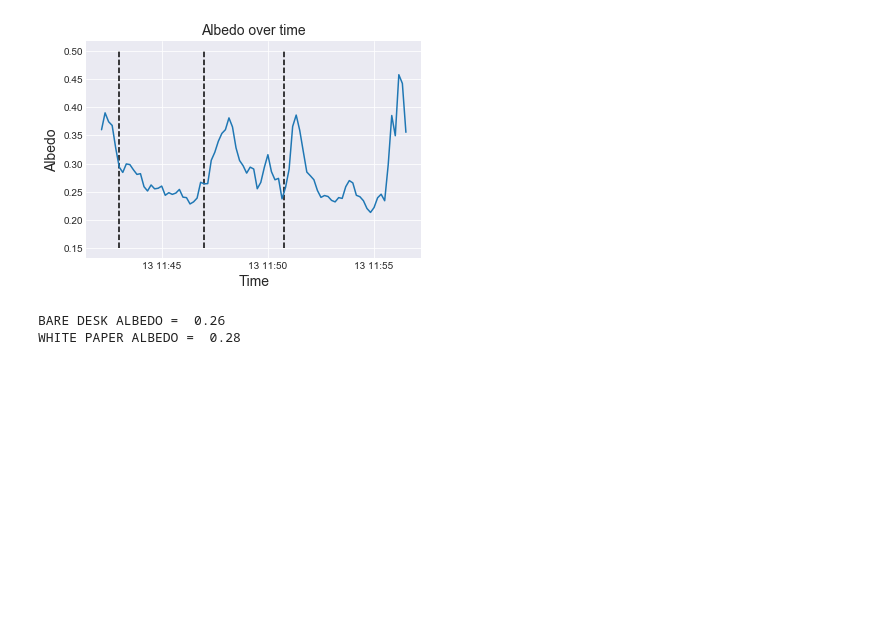
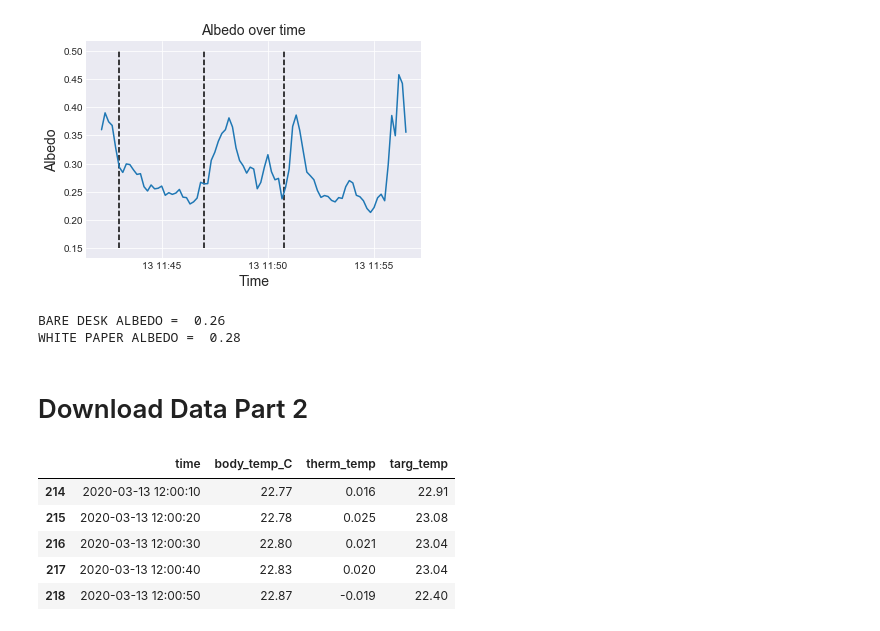
Before and after one commit to Pearl-Ayem/a303_course_work, a Jupyter notebook: Lab 9/Lab 9 Analysis.ipynb, the cells around one changed output. Saved outputs shown, nothing was run; the diff lists cells and outputs as text; code cells hidden in the pictures; blank space fills up the shorter version.

```diff
--- a/Lab 9/Lab 9 Analysis.ipynb
+++ b/Lab 9/Lab 9 Analysis.ipynb
@@ -74,3 +79,30 @@ print("WHITE PAPER ALBEDO = ",round(snow_ground['albedo'].mean(),2))
 # %% [output]
 BARE DESK ALBEDO =  0.26
 WHITE PAPER ALBEDO =  0.28
+# %% [markdown]
+# Download Data Part 2
+# %%
+col_names = ['time','body_temp_C','therm_temp','targ_temp']
+
+"""
+body_temp is surface body temperature of IR thermometer in deg C
+voltage output of thermistor in mV
+therm_temp is target temperature; calculatedby adding the sensor body temperature raised to the fourth power and
+the mV output multiplied by the slope (m) and the y-intercept(b),then the fourth root of this sum
+"""
+
+cols=[0,2,3,4]
+infra = pd.read_csv('deere_CR3000_IRR-P.csv',header=3,names=col_names,usecols=cols,parse_dates=['time'])
+
+start_date = pd.Timestamp(2020,3,13,12,0,0)
+end_date = pd.Timestamp(2020,3,13,12,9,30)
+mask1 = (infra['time'] > start_date) & (infra['time'] <= end_date)
+infra = infra.loc[mask1]
+infra.head()
+# %% [output]
+|  | time | body_temp_C | therm_temp | targ_temp |
+| 214 | 2020-03-13 12:00:10 | 22.77 | 0.016 | 22.91 |
+| 215 | 2020-03-13 12:00:20 | 22.78 | 0.025 | 23.08 |
+| 216 | 2020-03-13 12:00:30 | 22.80 | 0.021 | 23.04 |
+| 217 | 2020-03-13 12:00:40 | 22.83 | 0.020 | 23.04 |
+| 218 | 2020-03-13 12:00:50 | 22.87 | -0.019 | 22.40 |
```
Also changed, not shown: parts of 9 cells of this notebook.
